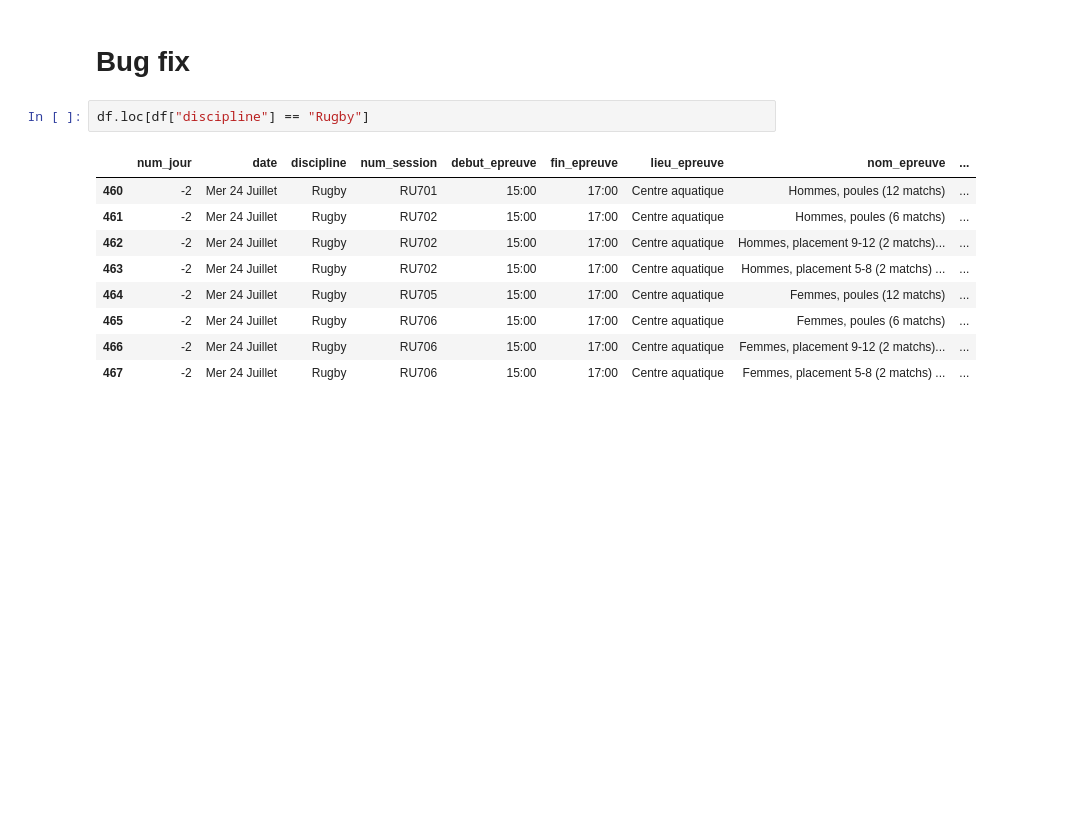
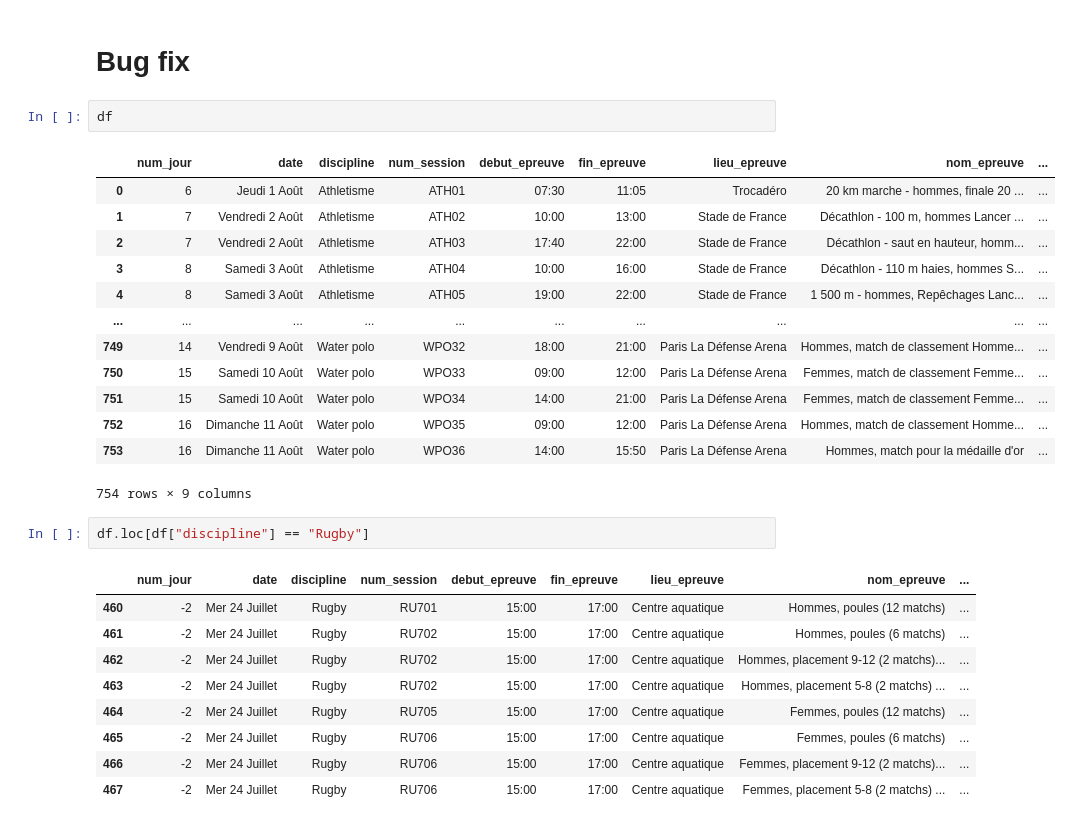
Before and after one commit to pierreantoineviudes/infra_jo_viz, a Jupyter notebook: data_preprocessing/Preprocessing_recap.ipynb, the cells around one changed output. Cells and saved outputs as stored; diff of their text form; blank space fills up the shorter version.

```diff
--- a/data_preprocessing/Preprocessing_recap.ipynb
+++ b/data_preprocessing/Preprocessing_recap.ipynb
@@ -259,6 +301,22 @@ df.to_csv('../data/session_planning_olympics_v10.csv')
 # df
 # %% [markdown]
 # Bug fix
+# %%
+df
+# %% [output]
+|  | num_jour | date | discipline | num_session | debut_epreuve | fin_epreuve | lieu_epreuve | nom_epreuve | ... |
+| 0 | 6 | Jeudi 1 Août | Athletisme | ATH01 | 07:30 | 11:05 | Trocadéro | 20 km marche - hommes, finale 20 ... | ... |
+| 1 | 7 | Vendredi 2 Août | Athletisme | ATH02 | 10:00 | 13:00 | Stade de France | Décathlon - 100 m, hommes Lancer ... | ... |
+| 2 | 7 | Vendredi 2 Août | Athletisme | ATH03 | 17:40 | 22:00 | Stade de France | Décathlon - saut en hauteur, homm... | ... |
+| 3 | 8 | Samedi 3 Août | Athletisme | ATH04 | 10:00 | 16:00 | Stade de France | Décathlon - 110 m haies, hommes S... | ... |
+| 4 | 8 | Samedi 3 Août | Athletisme | ATH05 | 19:00 | 22:00 | Stade de France | 1 500 m - hommes, Repêchages Lanc... | ... |
+| ... | ... | ... | ... | ... | ... | ... | ... | ... | ... |
+| 749 | 14 | Vendredi 9 Août | Water polo | WPO32 | 18:00 | 21:00 | Paris La Défense Arena | Hommes, match de classement Homme... | ... |
+| 750 | 15 | Samedi 10 Août | Water polo | WPO33 | 09:00 | 12:00 | Paris La Défense Arena | Femmes, match de classement Femme... | ... |
+| 751 | 15 | Samedi 10 Août | Water polo | WPO34 | 14:00 | 21:00 | Paris La Défense Arena | Femmes, match de classement Femme... | ... |
+| 752 | 16 | Dimanche 11 Août | Water polo | WPO35 | 09:00 | 12:00 | Paris La Défense Arena | Hommes, match de classement Homme... | ... |
+| 753 | 16 | Dimanche 11 Août | Water polo | WPO36 | 14:00 | 15:50 | Paris La Défense Arena | Hommes, match pour la médaille d'or | ... |
+754 rows × 9 columns
 # %%
 df.loc[df["discipline"] == "Rugby"]
 # %% [output]
```
Also changed, not shown: parts of 11 cells of this notebook, 4 other files.
